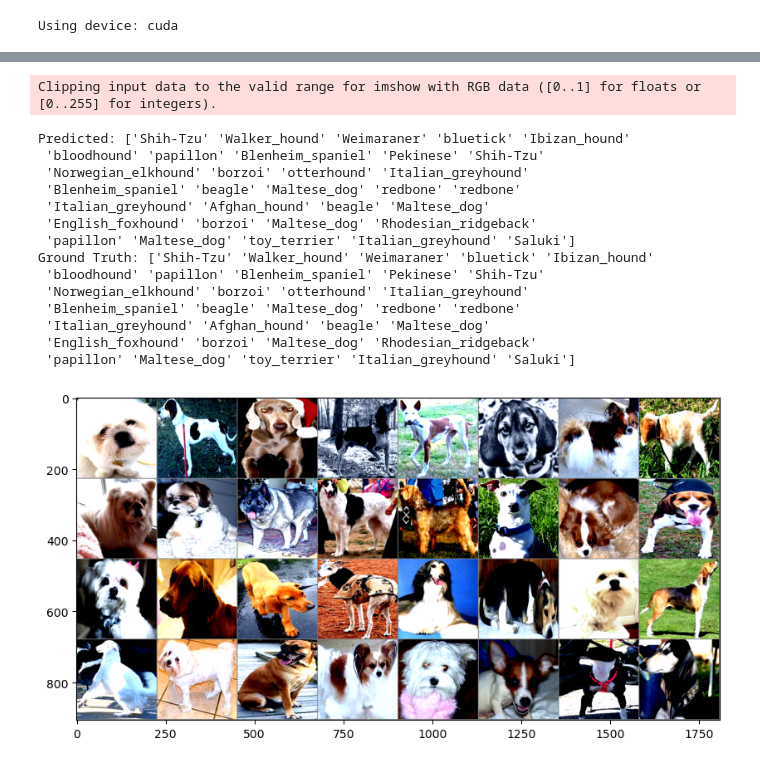
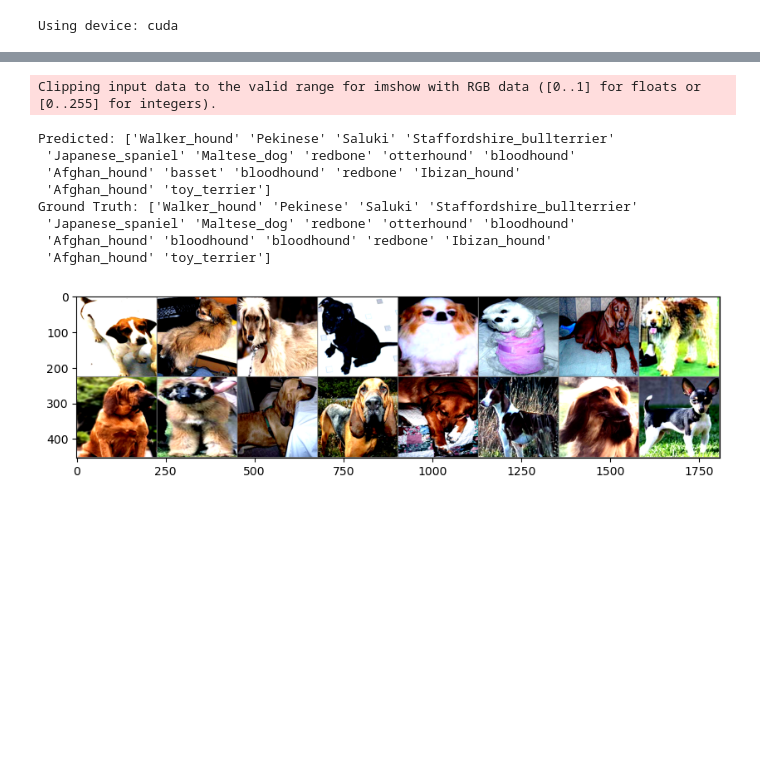
Before and after one commit to PCP2024/PCPuppies, a Jupyter notebook: analyze/dogclassifier_trainer.ipynb, the cells around one changed output, grey strips where cells are left out. Drawn from its saved outputs; the diff is of its cells as text; code cells hidden in the pictures; blank space fills up the shorter version.

```diff
--- a/analyze/dogclassifier_trainer.ipynb
+++ b/analyze/dogclassifier_trainer.ipynb
@@ -36,7 +36,7 @@ class DogBreedDataset(Dataset):
 
     def _load_data(self):
         data = []
-        for subfolder in os.listdir(self.annotations_dir)[:30]:
+        for subfolder in os.listdir(self.annotations_dir):
             for xml_file in os.listdir(os.path.join(self.annotations_dir, subfolder)):
                 xml_path = os.path.join(self.annotations_dir, subfolder, xml_file)
                 folder, filename, label, bbox = parse_annotation(xml_path)
@@ -68,13 +68,13 @@ class DogBreedDataset(Dataset):
             image = self.transform(image)
         return image, label
 # %%
-num_classes = 30  # Replace with the actual number of dog breeds
+num_classes = 120  # Replace with the actual number of dog breeds
 data_folder = "C:\\bccn\programming\data"
 images_dir = os.path.join(data_folder, 'images')
 annotations_dir = os.path.join(data_folder, 'Annotation')
 
 all_labels = []
-for subfolder in os.listdir(annotations_dir)[:num_classes]:
+for subfolder in os.listdir(annotations_dir):
     all_labels.append(subfolder[10:])
 
 label_map = {breed: idx for idx, breed in enumerate(all_labels)}
@@ -86,7 +86,18 @@ transform = transforms.Compose([
 ])
 
 dataset = DogBreedDataset(annotations_dir, images_dir, label_map, transform=transform)
-dataloader = DataLoader(dataset, batch_size=512, shuffle=True)
+
+#create full dataloader
+# dataloader = DataLoader(dataset, batch_size=512, shuffle=True)
+
+#train test split
+train_size = int(0.8 * len(dataset))
+test_size = len(dataset) - train_size
+train_dataset, test_dataset = torch.utils.data.random_split(dataset, [train_size, test_size])
+
+#create train and test dataloader
+train_dataloader = DataLoader(train_dataset, batch_size=512, shuffle=True)
+test_dataloader = DataLoader(test_dataset, batch_size=512, shuffle=True)
 # %%
 #transer learning model import
 model = models.resnet50(pretrained=True)
@@ -111,7 +122,7 @@ for epoch in range(num_epochs):
     model.train()
     running_loss = 0.0
 
-    for images, labels in dataloader:
+    for images, labels in train_dataloader:
         images, labels = images.to(device), labels.to(device)
 
         # Zero the parameter gradients
@@ -127,6 +138,20 @@ for epoch in range(num_epochs):
 
         running_loss += loss.item()
 
-    print(f"Epoch [{epoch+1}/{num_epochs}], Loss: {running_loss/len(dataloader):.4f}")
+    print(f"Epoch [{epoch+1}/{num_epochs}], Loss: {running_loss/len(train_dataloader):.4f}")
+
+    # Evaluate the model
+    model.eval()
+    with torch.no_grad():
+        running_loss = 0.0
+        for images, labels in test_dataloader:
+            images, labels = images.to(device), labels.to(device)
+            outputs = model(images)
+            loss = criterion(outputs, labels)
+
+            running_loss += loss.item()
+
+        print(f"Test loss: {running_loss/len(test_dataloader):.4f}")
+
 
 print("Training complete.")
@@ -138,39 +176,33 @@ import numpy as np
 # %%
 all_labels = np.array(all_labels)
-for images, labels in dataloader:
+for images, labels in test_dataloader:
     images, labels = images.to(device), labels.to(device)
     outputs = model(images)
     _, predicted = torch.max(outputs, 1)
     predicted = predicted.cpu().numpy()
     predicted = predicted.astype(int)
     trues = np.argmax(labels.cpu().numpy(), axis = 1)
     trues = trues.astype(int)
 
     print("Predicted:", all_labels[predicted])
     print("Ground Truth:", all_labels[trues])
 
     #display the images
     img = torchvision.utils.make_grid(images)
     img = img / 2 + 0.5     # unnormalize
     npimg = img.cpu().numpy()
     plt.figure(figsize=(10, 7))
     plt.imshow(np.transpose(npimg, (1, 2, 0)))
     plt.show()
     break
 # %% [output]
 Clipping input data to the valid range for imshow with RGB data ([0..1] for floats or [0..255] for integers).
-Predicted: ['Shih-Tzu' 'Walker_hound' 'Weimaraner' 'bluetick' 'Ibizan_hound'
- 'bloodhound' 'papillon' 'Blenheim_spaniel' 'Pekinese' 'Shih-Tzu'
- 'Norwegian_elkhound' 'borzoi' 'otterhound' 'Italian_greyhound'
- 'Blenheim_spaniel' 'beagle' 'Maltese_dog' 'redbone' 'redbone'
- 'Italian_greyhound' 'Afghan_hound' 'beagle' 'Maltese_dog'
- 'English_foxhound' 'borzoi' 'Maltese_dog' 'Rhodesian_ridgeback'
- 'papillon' 'Maltese_dog' 'toy_terrier' 'Italian_greyhound' 'Saluki']
-Ground Truth: ['Shih-Tzu' 'Walker_hound' 'Weimaraner' 'bluetick' 'Ibizan_hound'
- 'bloodhound' 'papillon' 'Blenheim_spaniel' 'Pekinese' 'Shih-Tzu'
- 'Norwegian_elkhound' 'borzoi' 'otterhound' 'Italian_greyhound'
- 'Blenheim_spaniel' 'beagle' 'Maltese_dog' 'redbone' 'redbone'
- 'Italian_greyhound' 'Afghan_hound' 'beagle' 'Maltese_dog'
- 'English_foxhound' 'borzoi' 'Maltese_dog' 'Rhodesian_ridgeback'
- 'papillon' 'Maltese_dog' 'toy_terrier' 'Italian_greyhound' 'Saluki']
+Predicted: ['Walker_hound' 'Pekinese' 'Saluki' 'Staffordshire_bullterrier'
+ 'Japanese_spaniel' 'Maltese_dog' 'redbone' 'otterhound' 'bloodhound'
+ 'Afghan_hound' 'basset' 'bloodhound' 'redbone' 'Ibizan_hound'
+ 'Afghan_hound' 'toy_terrier']
+Ground Truth: ['Walker_hound' 'Pekinese' 'Saluki' 'Staffordshire_bullterrier'
+ 'Japanese_spaniel' 'Maltese_dog' 'redbone' 'otterhound' 'bloodhound'
+ 'Afghan_hound' 'bloodhound' 'bloodhound' 'redbone' 'Ibizan_hound'
+ 'Afghan_hound' 'toy_terrier']
-[figure, old version]
+[figure, new version]
```
Also changed, not shown: parts of 3 cells of this notebook, 3 other files.
